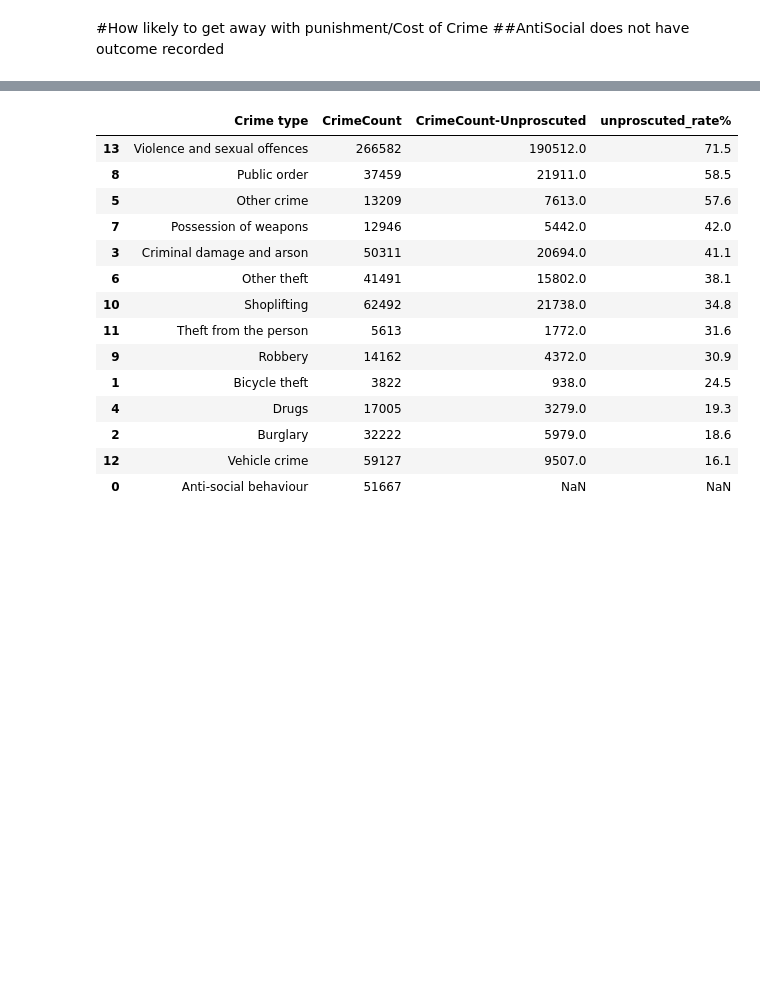
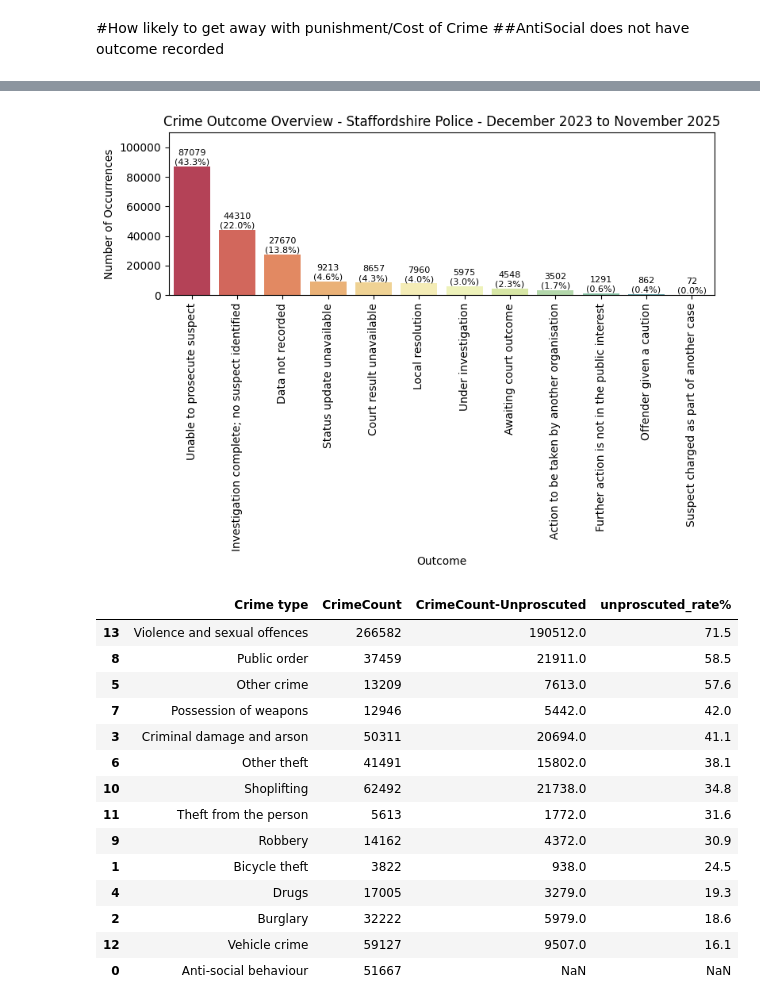
Before and after one commit to zhangwiki86-soton/L7---Data-Analysis-and-Visualisation, a Jupyter notebook: main_analysis.ipynb, the cells around one changed output, grey strips where cells are left out. Saved outputs shown, nothing was run; the diff lists cells and outputs as text; code cells hidden in the pictures; blank space fills up the shorter version.

```diff
--- a/main_analysis.ipynb
+++ b/main_analysis.ipynb
@@ -1051,3 +1008,29 @@ https://www.gov.uk/government/statistics/english-indices-of-deprivation-2025/eng
+# %%
+#Bar Chart with percentages of total %
+#Police=['West Midlands Police']
+chart2=CleanData[CleanData['Reported by'].isin(Police1)]
+outcome_counts = chart2['Last outcome category'].value_counts()
+total_crimes = outcome_counts.sum()
+outcome_percentages = (outcome_counts / total_crimes * 100).round(1)
+
+plt.figure(figsize=(8, 6))
+sns.barplot(x=outcome_counts.index, y=outcome_counts.values, hue=outcome_counts.index, palette='Spectral', legend=False) #viridis
+plt.title('Crime Outcome Overview - Staffordshire Police - December 2023 to November 2025')
+plt.ylim(0, 110000)
+plt.xlabel('Outcome')
+plt.ylabel('Number of Occurrences')
+plt.xticks(rotation=90) # Rotate labels for better readability
+
+# Add annotations for count and percentage
+for index, value in enumerate(outcome_counts.values):
+    percentage = outcome_percentages.iloc[index]
+    plt.text(index, value + 50, f'{value}\n({percentage:.1f}%)', color='black', ha='center', va='bottom', fontsize=8)
+
+# Adjust layout to prevent labels from being cut off
+plt.tight_layout()
+plt.show()
+# %% [output]
+[figure, added]
 # %%
 # First, filter DataMerge by the specified Outcome
 Outcome=['Unable to prosecute suspect']
```
Also changed, not shown: parts of 54 cells of this notebook.
